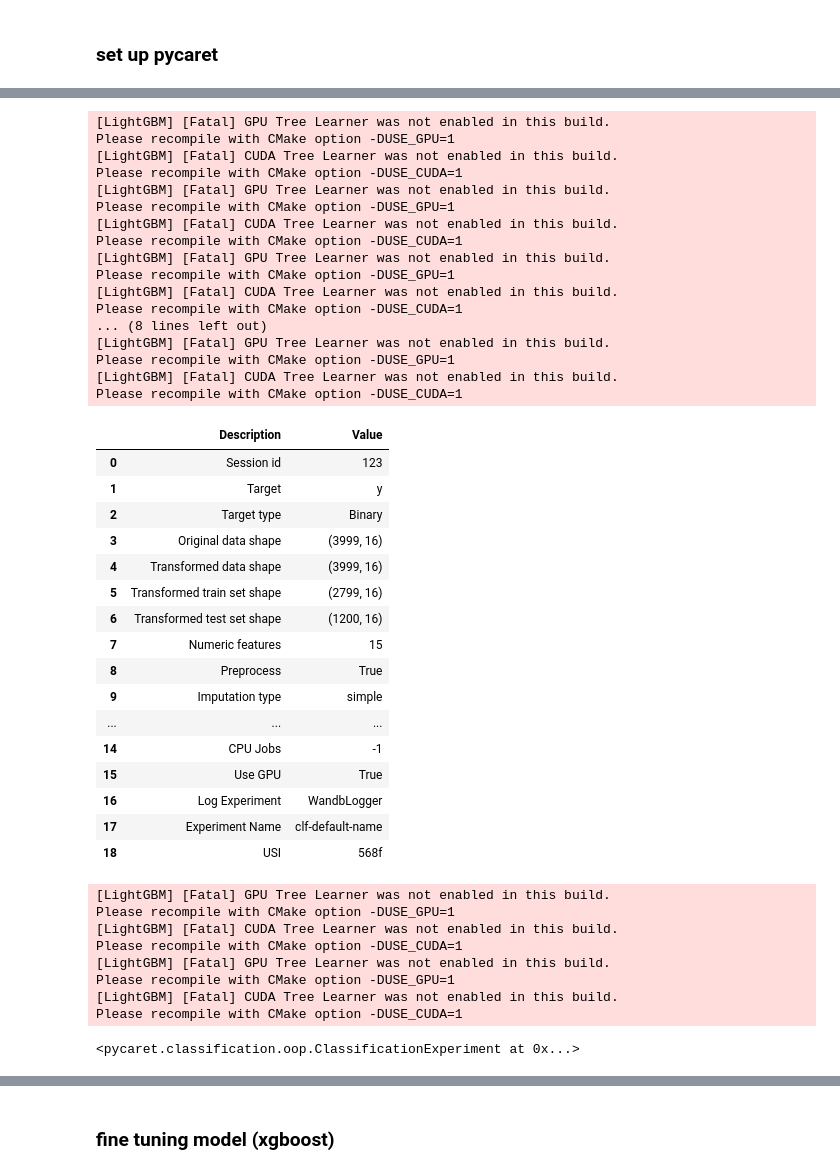
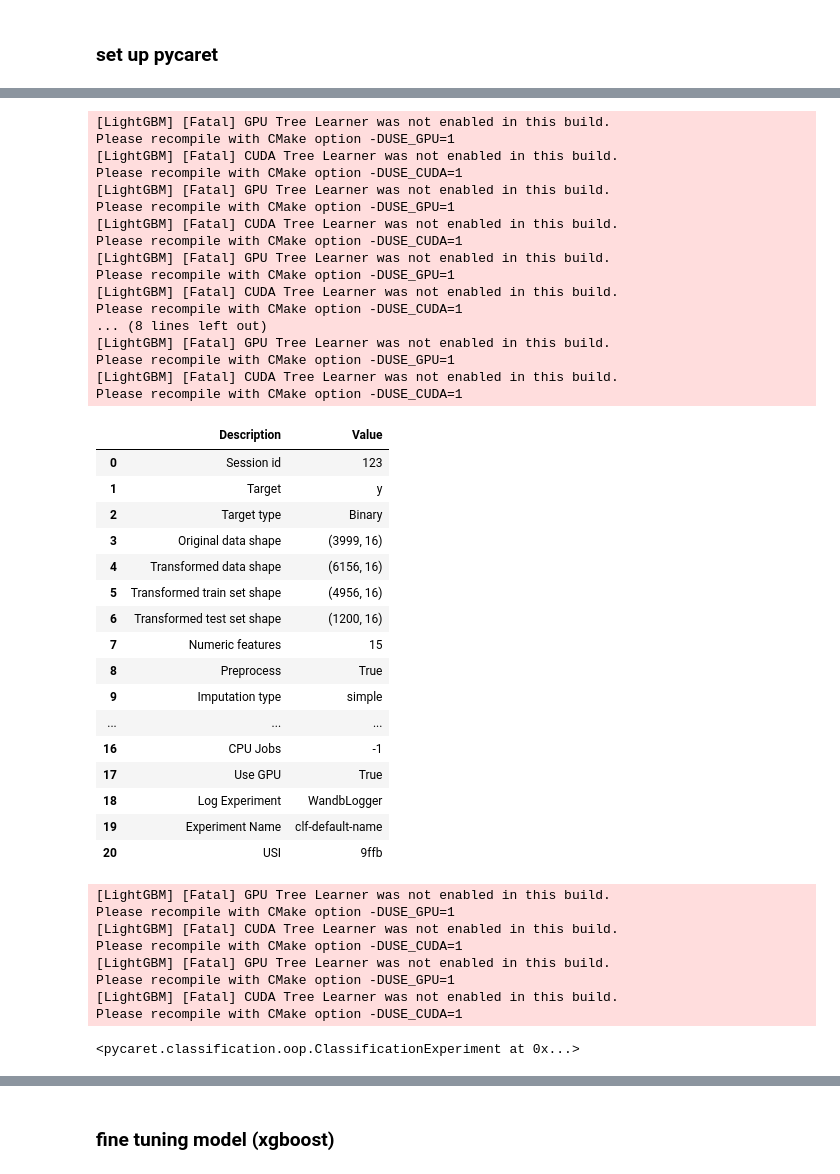
Before and after one commit to CodingForTheBlind/EExAI-hackathon, a Jupyter notebook: task summission.ipynb, the cells around one changed output, grey strips where cells are left out. Cells and saved outputs as stored; diff of their text form; code cells hidden in the pictures.

```diff
--- a/task summission.ipynb
+++ b/task summission.ipynb
@@ -426,42 +426,42 @@ from pycaret.classification import ClassificationExperiment
 exp = ClassificationExperiment()
 # %%
 # init setup on exp
-exp.setup(data=x_train, target = y_train,use_gpu=True, session_id = 123, log_experiment='wandb')
+exp.setup(data=x_train, target = y_train,use_gpu=True, session_id = 123, log_experiment='wandb', fix_imbalance=True)
 # %% [output]
 [LightGBM] [Fatal] GPU Tree Learner was not enabled in this build.
 Please recompile with CMake option -DUSE_GPU=1
 [LightGBM] [Fatal] CUDA Tree Learner was not enabled in this build.
 Please recompile with CMake option -DUSE_CUDA=1
 [LightGBM] [Fatal] GPU Tree Learner was not enabled in this build.
 Please recompile with CMake option -DUSE_GPU=1
 [LightGBM] [Fatal] CUDA Tree Learner was not enabled in this build.
 Please recompile with CMake option -DUSE_CUDA=1
 [LightGBM] [Fatal] GPU Tree Learner was not enabled in this build.
 Please recompile with CMake option -DUSE_GPU=1
 [LightGBM] [Fatal] CUDA Tree Learner was not enabled in this build.
 Please recompile with CMake option -DUSE_CUDA=1
 ... (8 lines left out)
 [LightGBM] [Fatal] GPU Tree Learner was not enabled in this build.
 Please recompile with CMake option -DUSE_GPU=1
 [LightGBM] [Fatal] CUDA Tree Learner was not enabled in this build.
 Please recompile with CMake option -DUSE_CUDA=1
 |  | Description | Value |
 | 0 | Session id | 123 |
 | 1 | Target | y |
 | 2 | Target type | Binary |
 | 3 | Original data shape | (3999, 16) |
-| 4 | Transformed data shape | (3999, 16) |
-| 5 | Transformed train set shape | (2799, 16) |
+| 4 | Transformed data shape | (6156, 16) |
+| 5 | Transformed train set shape | (4956, 16) |
 | 6 | Transformed test set shape | (1200, 16) |
 | 7 | Numeric features | 15 |
 | 8 | Preprocess | True |
 | 9 | Imputation type | simple |
 | ... | ... | ... |
-| 14 | CPU Jobs | -1 |
-| 15 | Use GPU | True |
-| 16 | Log Experiment | WandbLogger |
-| 17 | Experiment Name | clf-default-name |
-| 18 | USI | 568f |
+| 16 | CPU Jobs | -1 |
+| 17 | Use GPU | True |
+| 18 | Log Experiment | WandbLogger |
+| 19 | Experiment Name | clf-default-name |
+| 20 | USI | 9ffb |
 [LightGBM] [Fatal] GPU Tree Learner was not enabled in this build.
 Please recompile with CMake option -DUSE_GPU=1
 [LightGBM] [Fatal] CUDA Tree Learner was not enabled in this build.
```
Also changed, not shown: parts of 23 cells of this notebook.
